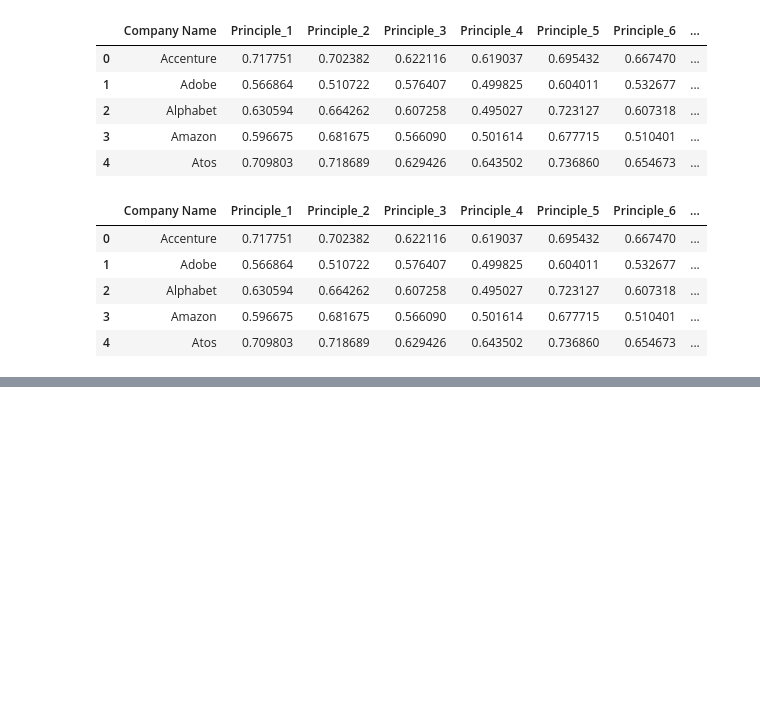
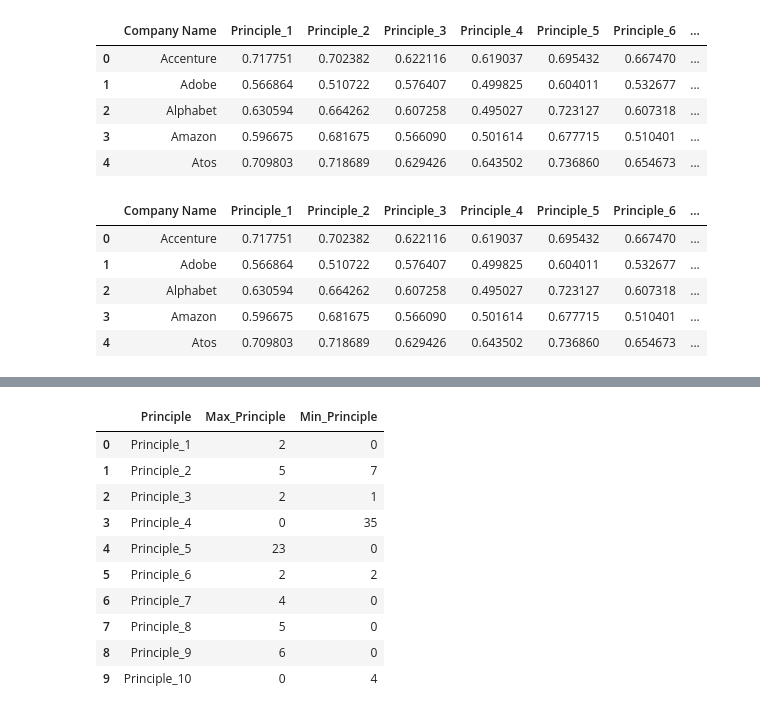
Before and after one commit to Kensuzuki95/Corporate_AI_Ethics_Guideline_Analysis, a Jupyter notebook: Result_Analysis.ipynb, the cells around one changed output, grey strips where cells are left out. Saved outputs shown, nothing was run; the diff lists cells and outputs as text; code cells hidden in the pictures; blank space fills up the shorter version.

```diff
--- a/Result_Analysis.ipynb
+++ b/Result_Analysis.ipynb
@@ -102,0 +88,5 @@ analysis['Min_Principle'].value_counts().to_frame()
+# %%
+max = analysis['Max_Principle'].value_counts().to_frame()
+max.reset_index(inplace=True)
+max = max.rename(columns = {'index':'Principle'})
+max
@@ -102,0 +103,5 @@ analysis['Min_Principle'].value_counts().to_frame()
+# %%
+min = analysis['Min_Principle'].value_counts().to_frame()
+min.reset_index(inplace=True)
+min = min.rename(columns = {'index':'Principle'})
+min
@@ -102,0 +115,22 @@ analysis['Min_Principle'].value_counts().to_frame()
+# %%
+principles = ['Principle_1', 'Principle_2', 'Principle_3',
+       'Principle_4', 'Principle_5', 'Principle_6', 'Principle_7',
+       'Principle_8', 'Principle_9', 'Principle_10']
+max_min = pd.DataFrame(principles, columns = ['Principle'])
+max_min = pd.merge(max_min, max, on = 'Principle', how ='outer')
+max_min = pd.merge(max_min, min, on = 'Principle', how ='outer')
+max_min = max_min.fillna(0)
+max_min.iloc[:,1:3] = max_min.iloc[:,1:3].astype(int)
+max_min
+# %% [output]
+|  | Principle | Max_Principle | Min_Principle |
+| 0 | Principle_1 | 2 | 0 |
+| 1 | Principle_2 | 5 | 7 |
+| 2 | Principle_3 | 2 | 1 |
+| 3 | Principle_4 | 0 | 35 |
+| 4 | Principle_5 | 23 | 0 |
+| 5 | Principle_6 | 2 | 2 |
+| 6 | Principle_7 | 4 | 0 |
+| 7 | Principle_8 | 5 | 0 |
+| 8 | Principle_9 | 6 | 0 |
+| 9 | Principle_10 | 0 | 4 |
```
Also changed, not shown: parts of 14 cells of this notebook.
